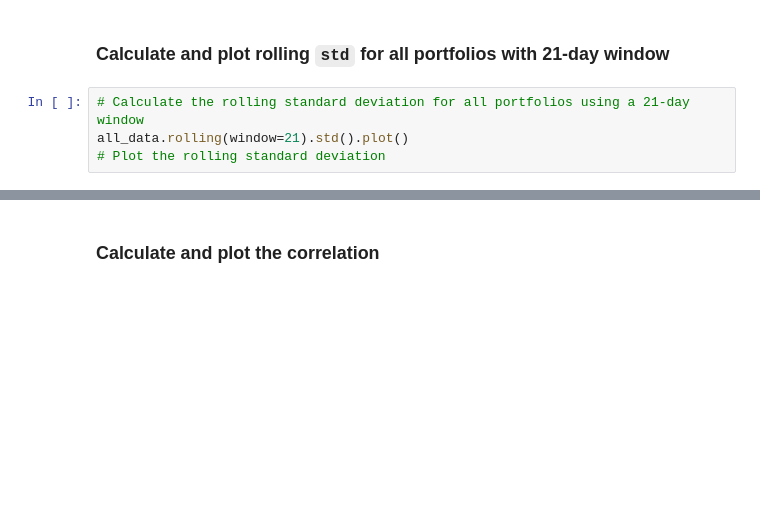
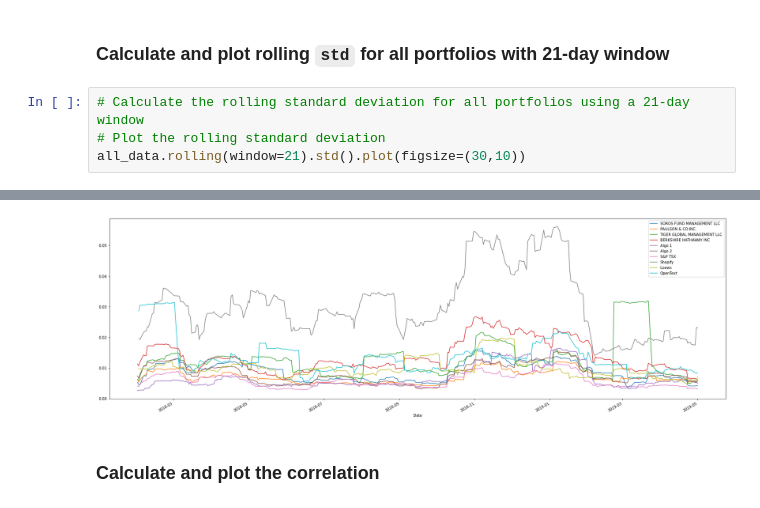
Before and after one commit to Valeriangrip/unit4_homework, a Jupyter notebook: whale_analysis.ipynb, the cells around one changed output, grey strips where cells are left out. Saved outputs shown, nothing was run; the diff lists cells and outputs as text; blank space fills up the shorter version.

```diff
--- a/whale_analysis.ipynb
+++ b/whale_analysis.ipynb
@@ -310,6 +311,6 @@ Risk changes over time. Analyze the rolling statistics for Risk and Beta.
 ### Calculate and plot rolling `std` for all portfolios with 21-day window
 # %%
 # Calculate the rolling standard deviation for all portfolios using a 21-day window
-all_data.rolling(window=21).std().plot()
 # Plot the rolling standard deviation
+all_data.rolling(window=21).std().plot(figsize=(30,10))
 # %% [output]
@@ -317,3 +318,4 @@ SyntaxError: invalid syntax (Temp/ipykernel_17004/824924710.py, line 2)
+[figure, added]
 # %% [markdown]
 ### Calculate and plot the correlation
 # %%
```
Also changed, not shown: parts of 8 cells of this notebook.
